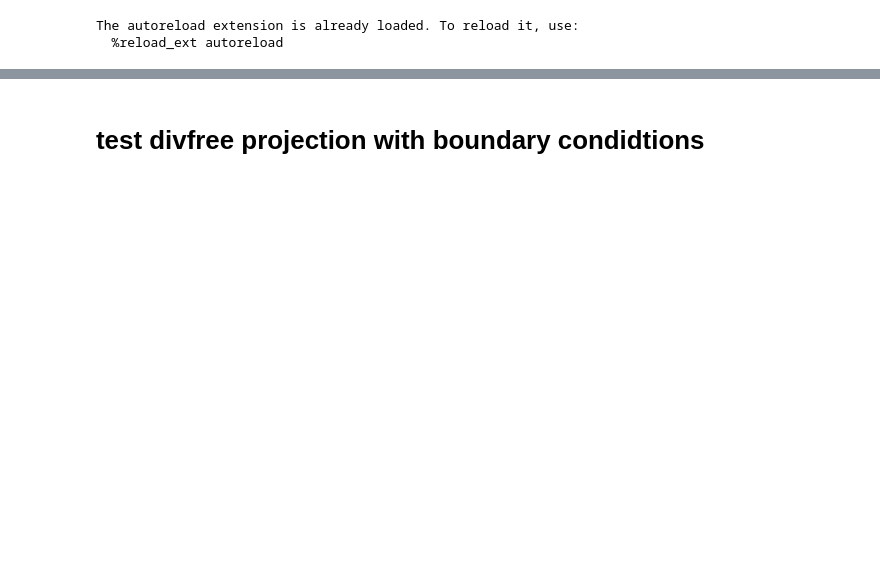
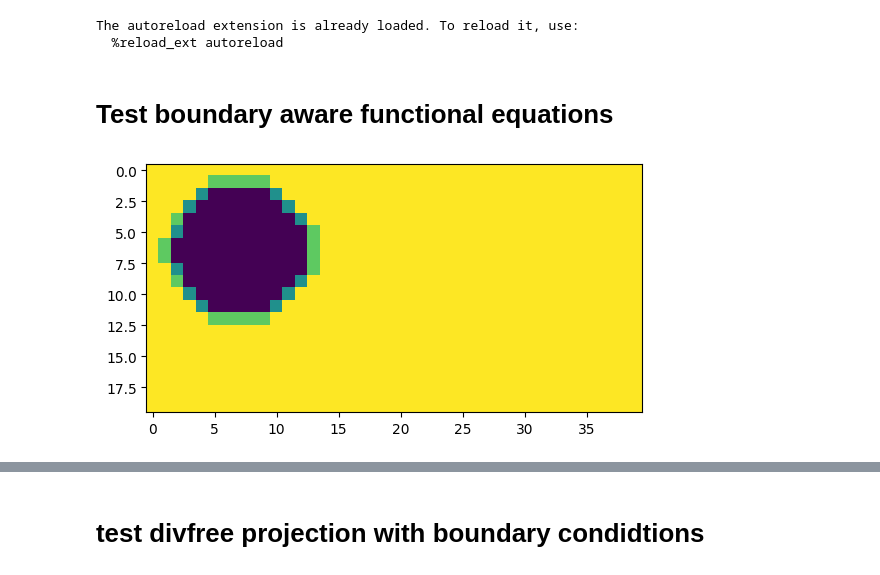
Before and after one commit to Stazi-101/THCsim, a Jupyter notebook: test_nb.ipynb, the cells around one changed output, grey strips where cells are left out. Cells and saved outputs as stored; diff of their text form; code cells hidden in the pictures; blank space fills up the shorter version.

Commit message:
mess about in test notebook
trying to find correct boundary conditions

```diff
--- a/test_nb.ipynb
+++ b/test_nb.ipynb
@@ -27,3 +30,5 @@ lng_n     = c['spatial_discretisation']['lng_n']
 
 lat,lng = jnp.mgrid[lat_first:lat_final:lat_n*1j,
                     lng_first:lng_final:lng_n*1j]
+# %% [markdown]
+# Test boundary aware functional equations
@@ -29,0 +101,11 @@ lat,lng = jnp.mgrid[lat_first:lat_final:lat_n*1j,
+# %%
+v = jnp.zeros((2, lat.shape[0], lat.shape[1]))
+v = v.at[1].set( -1 * ((jnp.square(lat+0.5) + jnp.square(lng+0.5))<1) )
+
+state = 1 - 1 * ((jnp.square(lat+0.5) + jnp.square(lng+2))<0.7)
+state_neighbours = neighbours(state)*state
+
+plt.imshow(state_neighbours*state)
+ba = BoundaryAware(state, state_neighbours)
+# %% [output]
+[figure, added]
```
Also changed, not shown: parts of 25 cells of this notebook, 3 other files.
